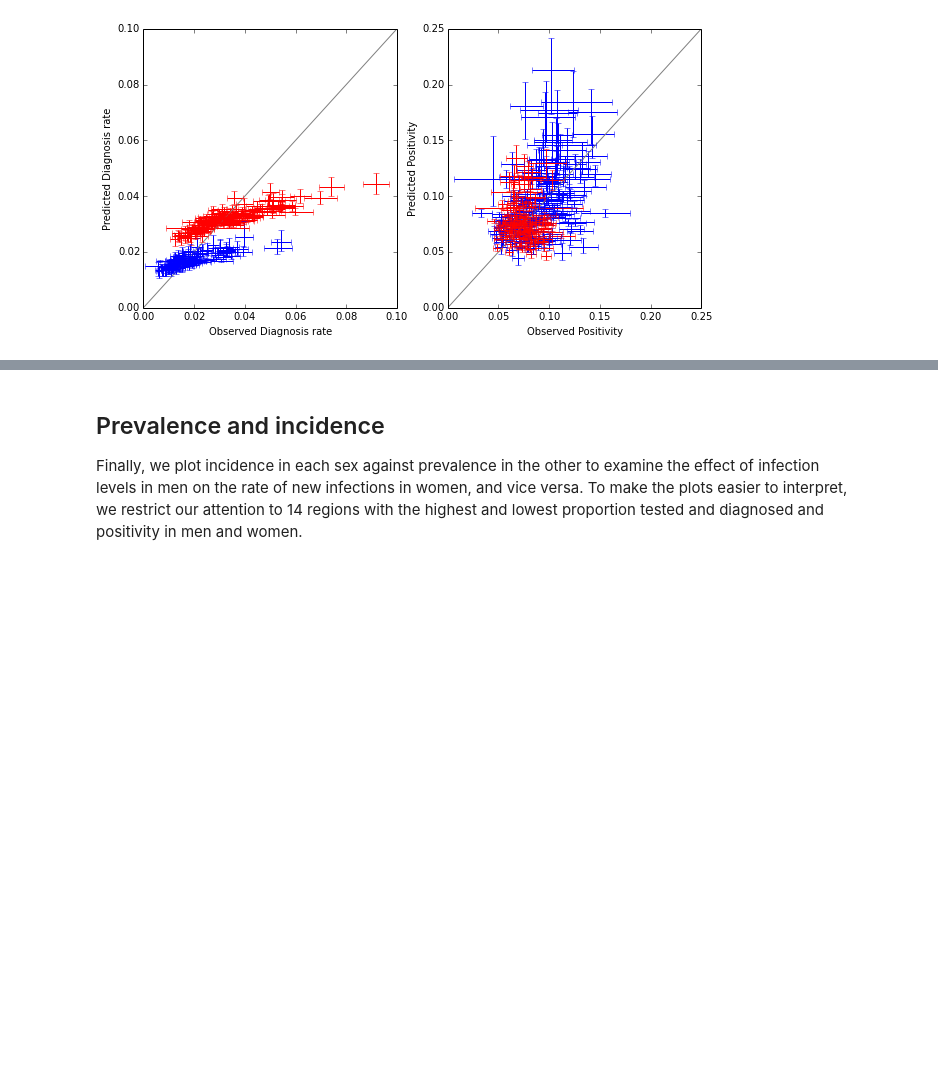
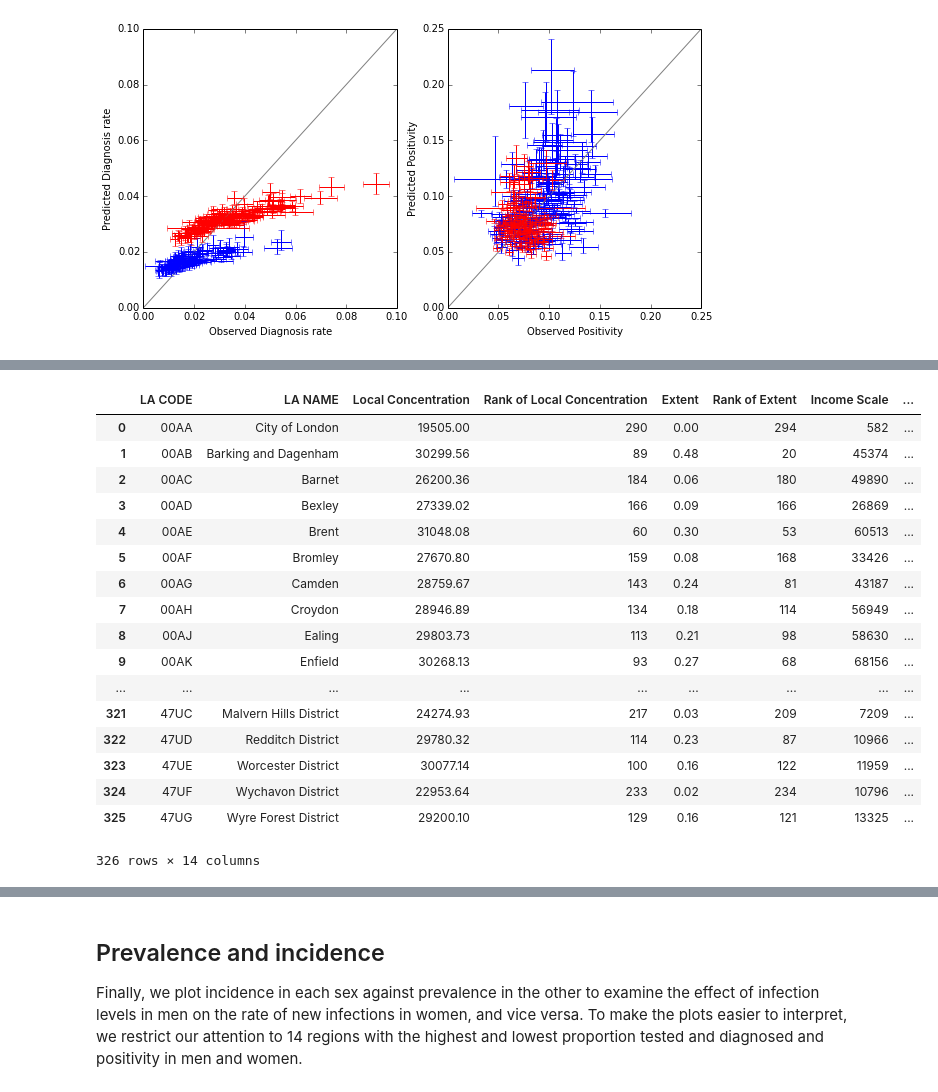
Before and after one commit to joanna-lewis/ct_surveillance, a Jupyter notebook: local_authorities.ipynb, the cells around one changed output, grey strips where cells are left out. Drawn from its saved outputs; the diff is of its cells as text; code cells hidden in the pictures; blank space fills up the shorter version.

```diff
--- a/local_authorities.ipynb
+++ b/local_authorities.ipynb
@@ -299,0 +348,21 @@ ax2.grid(True)
+# %%
+deprivation
+# %% [output]
+|  | LA CODE | LA NAME | Local Concentration | Rank of Local Concentration | Extent | Rank of Extent | Income Scale | ... |
+| 0 | 00AA | City of London | 19505.00 | 290 | 0.00 | 294 | 582 | ... |
+| 1 | 00AB | Barking and Dagenham | 30299.56 | 89 | 0.48 | 20 | 45374 | ... |
+| 2 | 00AC | Barnet | 26200.36 | 184 | 0.06 | 180 | 49890 | ... |
+| 3 | 00AD | Bexley | 27339.02 | 166 | 0.09 | 166 | 26869 | ... |
+| 4 | 00AE | Brent | 31048.08 | 60 | 0.30 | 53 | 60513 | ... |
+| 5 | 00AF | Bromley | 27670.80 | 159 | 0.08 | 168 | 33426 | ... |
+| 6 | 00AG | Camden | 28759.67 | 143 | 0.24 | 81 | 43187 | ... |
+| 7 | 00AH | Croydon | 28946.89 | 134 | 0.18 | 114 | 56949 | ... |
+| 8 | 00AJ | Ealing | 29803.73 | 113 | 0.21 | 98 | 58630 | ... |
+| 9 | 00AK | Enfield | 30268.13 | 93 | 0.27 | 68 | 68156 | ... |
+| ... | ... | ... | ... | ... | ... | ... | ... | ... |
+| 321 | 47UC | Malvern Hills District | 24274.93 | 217 | 0.03 | 209 | 7209 | ... |
+| 322 | 47UD | Redditch District | 29780.32 | 114 | 0.23 | 87 | 10966 | ... |
+| 323 | 47UE | Worcester District | 30077.14 | 100 | 0.16 | 122 | 11959 | ... |
+| 324 | 47UF | Wychavon District | 22953.64 | 233 | 0.02 | 234 | 10796 | ... |
+| 325 | 47UG | Wyre Forest District | 29200.10 | 129 | 0.16 | 121 | 13325 | ... |
+326 rows × 14 columns
```
Also changed, not shown: parts of 14 cells of this notebook, 5 other files.
